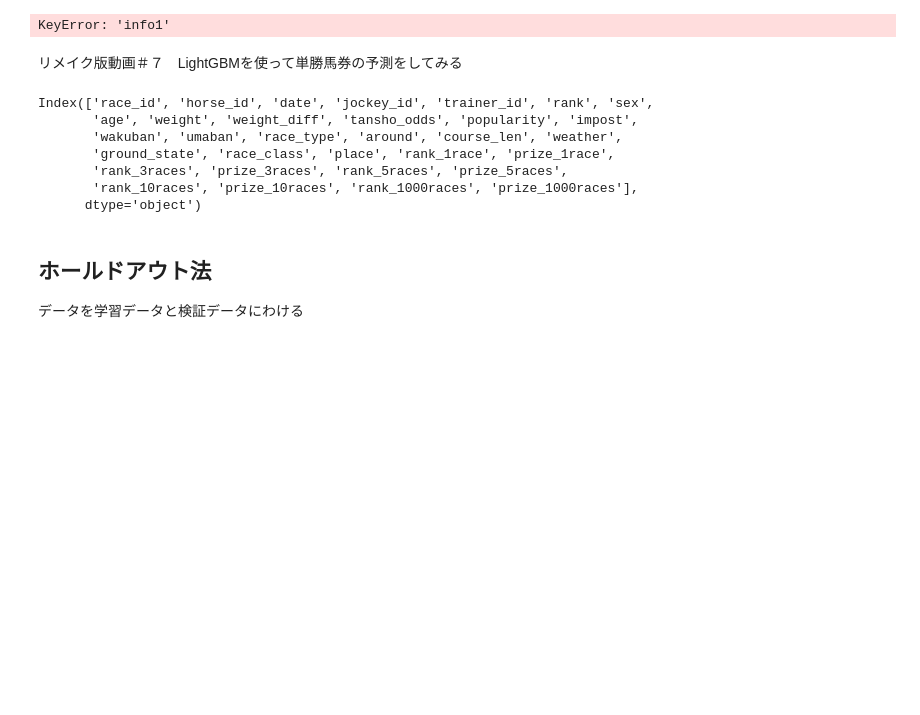
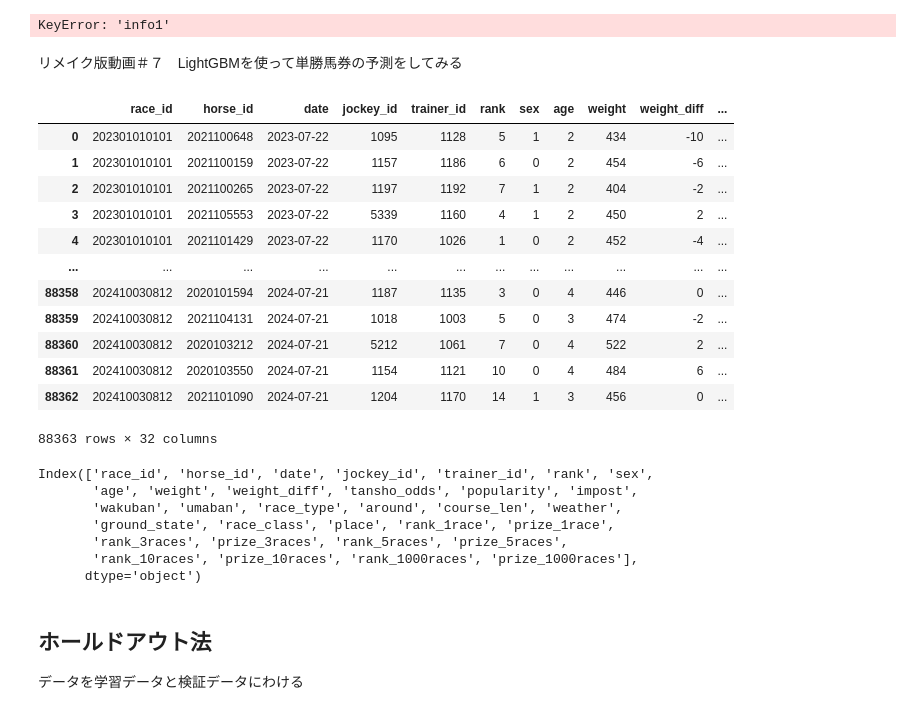
Before and after one commit to akyakeisuke/keibaAI-akya-, a Jupyter notebook: Keiba-YosokuAI-main/KeibaAI-training/v1_0_0/src/dev.ipynb, the cells around one changed output. Drawn from its saved outputs; the diff is of its cells as text; code cells hidden in the pictures; blank space fills up the shorter version.

```diff
--- a/Keiba-YosokuAI-main/KeibaAI-training/v1_0_0/src/dev.ipynb
+++ b/Keiba-YosokuAI-main/KeibaAI-training/v1_0_0/src/dev.ipynb
@@ -329,6 +329,21 @@ KeyError: 'info1'
 # %%
 INPUT_DIR = Path("..","data","02_features")
 features = pd.read_csv(INPUT_DIR / "features.csv", sep = "\t")
+features
+# %% [output]
+|  | race_id | horse_id | date | jockey_id | trainer_id | rank | sex | age | weight | weight_diff | ... |
+| 0 | 202301010101 | 2021100648 | 2023-07-22 | 1095 | 1128 | 5 | 1 | 2 | 434 | -10 | ... |
+| 1 | 202301010101 | 2021100159 | 2023-07-22 | 1157 | 1186 | 6 | 0 | 2 | 454 | -6 | ... |
+| 2 | 202301010101 | 2021100265 | 2023-07-22 | 1197 | 1192 | 7 | 1 | 2 | 404 | -2 | ... |
+| 3 | 202301010101 | 2021105553 | 2023-07-22 | 5339 | 1160 | 4 | 1 | 2 | 450 | 2 | ... |
+| 4 | 202301010101 | 2021101429 | 2023-07-22 | 1170 | 1026 | 1 | 0 | 2 | 452 | -4 | ... |
+| ... | ... | ... | ... | ... | ... | ... | ... | ... | ... | ... | ... |
+| 88358 | 202410030812 | 2020101594 | 2024-07-21 | 1187 | 1135 | 3 | 0 | 4 | 446 | 0 | ... |
+| 88359 | 202410030812 | 2021104131 | 2024-07-21 | 1018 | 1003 | 5 | 0 | 3 | 474 | -2 | ... |
+| 88360 | 202410030812 | 2020103212 | 2024-07-21 | 5212 | 1061 | 7 | 0 | 4 | 522 | 2 | ... |
+| 88361 | 202410030812 | 2020103550 | 2024-07-21 | 1154 | 1121 | 10 | 0 | 4 | 484 | 6 | ... |
+| 88362 | 202410030812 | 2021101090 | 2024-07-21 | 1204 | 1170 | 14 | 1 | 3 | 456 | 0 | ... |
+88363 rows × 32 columns
 # %%
 features.columns
 # %% [output]
```
Also changed, not shown: parts of 31 cells of this notebook, 7 other files.
